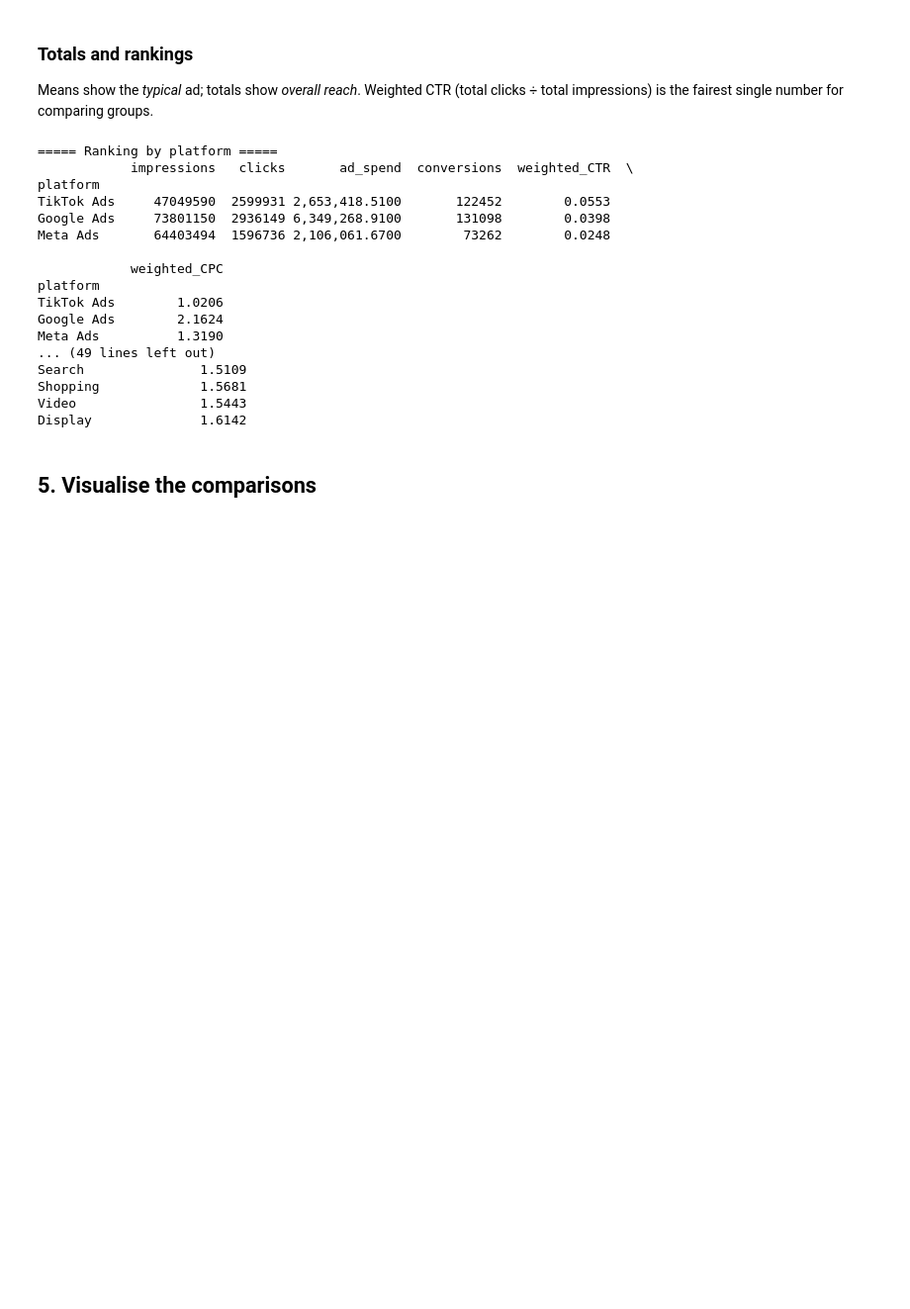
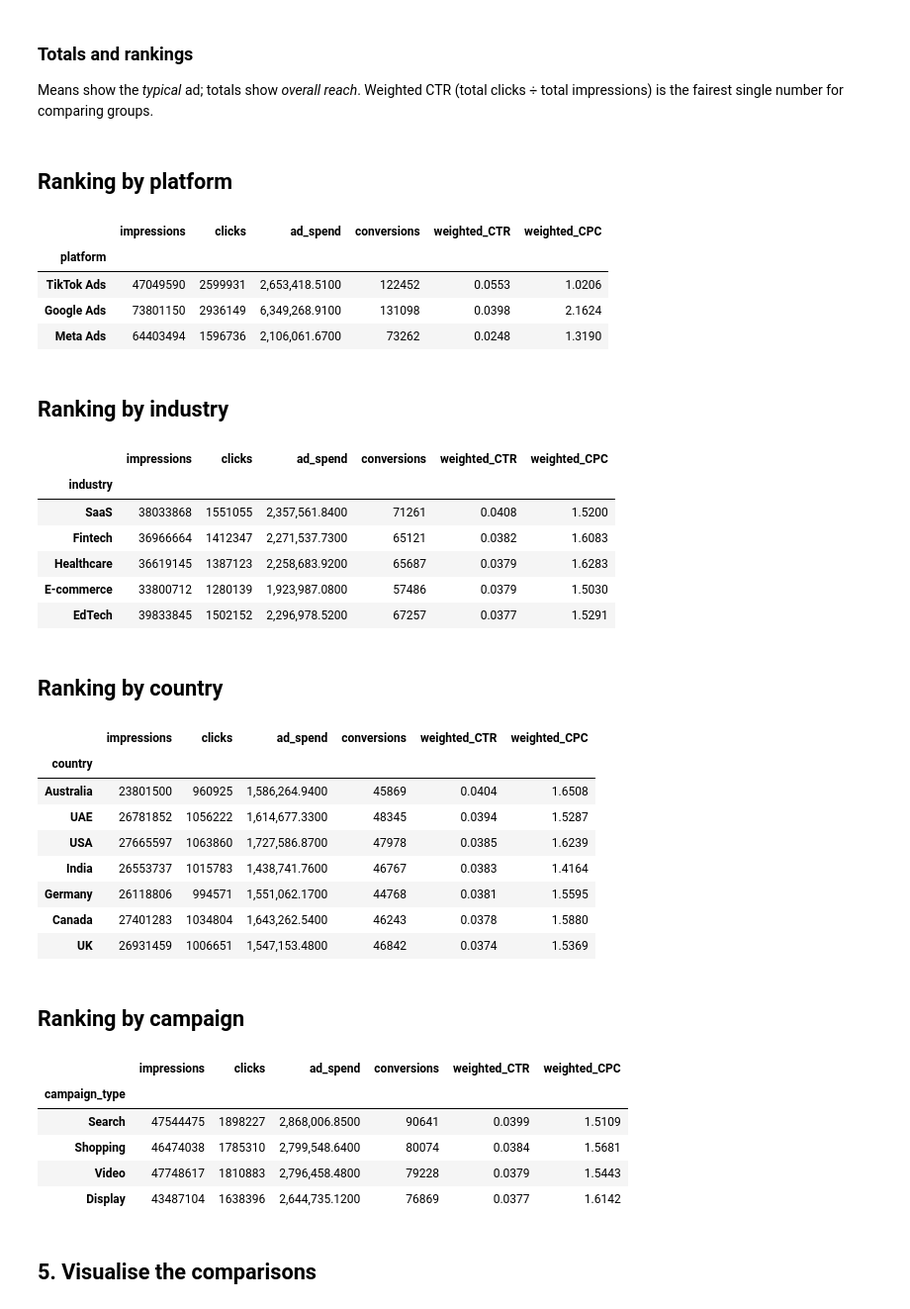
Before and after one commit to swiftycode256/global_ads_analysis, a Jupyter notebook: global_ads_analysis.ipynb, the cells around one changed output. Shown at 99% size. Saved outputs shown, nothing was run; the diff lists cells and outputs as text; code cells hidden in the pictures; blank space fills up the shorter version.

```diff
--- a/global_ads_analysis.ipynb
+++ b/global_ads_analysis.ipynb
@@ -197,41 +214,55 @@ Means show the *typical* ad; totals show *overall reach*. Weighted CTR (total cl
 # %%
 def totals(group_role):
     g = COLS[group_role]
     agg = {}
     for r in ["impressions", "clicks", "spend", "conversions"]:
         if COLS[r]:
             agg[COLS[r]] = "sum"
     t = d.groupby(g).agg(agg)
     if COLS["impressions"] and COLS["clicks"]:
         t["weighted_CTR"] = t[COLS["clicks"]] / t[COLS["impressions"]]
     if COLS["spend"] and COLS["clicks"]:
         t["weighted_CPC"] = t[COLS["spend"]] / t[COLS["clicks"]]
     sort_col = "weighted_CTR" if "weighted_CTR" in t else t.columns[0]
     return t.sort_values(sort_col, ascending=False)
 
 ranking_tables = {}
 for role in GROUPS:
     ranking_tables[role] = totals(role)
-    print(f"\n===== Ranking by {role} =====")
-    print(ranking_tables[role])
+    display(Markdown(f"## Ranking by {role}"))
+    display(ranking_tables[role])
 # %% [output]
-===== Ranking by platform =====
-            impressions   clicks       ad_spend  conversions  weighted_CTR  \
-platform
-TikTok Ads     47049590  2599931 2,653,418.5100       122452        0.0553
-Google Ads     73801150  2936149 6,349,268.9100       131098        0.0398
-Meta Ads       64403494  1596736 2,106,061.6700        73262        0.0248
-
-            weighted_CPC
-platform
-TikTok Ads        1.0206
-Google Ads        2.1624
-Meta Ads          1.3190
-... (49 lines left out)
-Search               1.5109
-Shopping             1.5681
-Video                1.5443
-Display              1.6142
+## Ranking by platform
+|  | impressions | clicks | ad_spend | conversions | weighted_CTR | weighted_CPC |
+| platform |  |  |  |  |  |  |
+| TikTok Ads | 47049590 | 2599931 | 2,653,418.5100 | 122452 | 0.0553 | 1.0206 |
+| Google Ads | 73801150 | 2936149 | 6,349,268.9100 | 131098 | 0.0398 | 2.1624 |
+| Meta Ads | 64403494 | 1596736 | 2,106,061.6700 | 73262 | 0.0248 | 1.3190 |
+## Ranking by industry
+|  | impressions | clicks | ad_spend | conversions | weighted_CTR | weighted_CPC |
+| industry |  |  |  |  |  |  |
+| SaaS | 38033868 | 1551055 | 2,357,561.8400 | 71261 | 0.0408 | 1.5200 |
+| Fintech | 36966664 | 1412347 | 2,271,537.7300 | 65121 | 0.0382 | 1.6083 |
+| Healthcare | 36619145 | 1387123 | 2,258,683.9200 | 65687 | 0.0379 | 1.6283 |
+| E-commerce | 33800712 | 1280139 | 1,923,987.0800 | 57486 | 0.0379 | 1.5030 |
+| EdTech | 39833845 | 1502152 | 2,296,978.5200 | 67257 | 0.0377 | 1.5291 |
+## Ranking by country
+|  | impressions | clicks | ad_spend | conversions | weighted_CTR | weighted_CPC |
+| country |  |  |  |  |  |  |
+| Australia | 23801500 | 960925 | 1,586,264.9400 | 45869 | 0.0404 | 1.6508 |
+| UAE | 26781852 | 1056222 | 1,614,677.3300 | 48345 | 0.0394 | 1.5287 |
+| USA | 27665597 | 1063860 | 1,727,586.8700 | 47978 | 0.0385 | 1.6239 |
+| India | 26553737 | 1015783 | 1,438,741.7600 | 46767 | 0.0383 | 1.4164 |
+| Germany | 26118806 | 994571 | 1,551,062.1700 | 44768 | 0.0381 | 1.5595 |
+| Canada | 27401283 | 1034804 | 1,643,262.5400 | 46243 | 0.0378 | 1.5880 |
+| UK | 26931459 | 1006651 | 1,547,153.4800 | 46842 | 0.0374 | 1.5369 |
+## Ranking by campaign
+|  | impressions | clicks | ad_spend | conversions | weighted_CTR | weighted_CPC |
+| campaign_type |  |  |  |  |  |  |
+| Search | 47544475 | 1898227 | 2,868,006.8500 | 90641 | 0.0399 | 1.5109 |
+| Shopping | 46474038 | 1785310 | 2,799,548.6400 | 80074 | 0.0384 | 1.5681 |
+| Video | 47748617 | 1810883 | 2,796,458.4800 | 79228 | 0.0379 | 1.5443 |
+| Display | 43487104 | 1638396 | 2,644,735.1200 | 76869 | 0.0377 | 1.6142 |
 # %% [markdown]
 ## 5. Visualise the comparisons
 # %%
```
Also changed, not shown: parts of 7 cells of this notebook.
